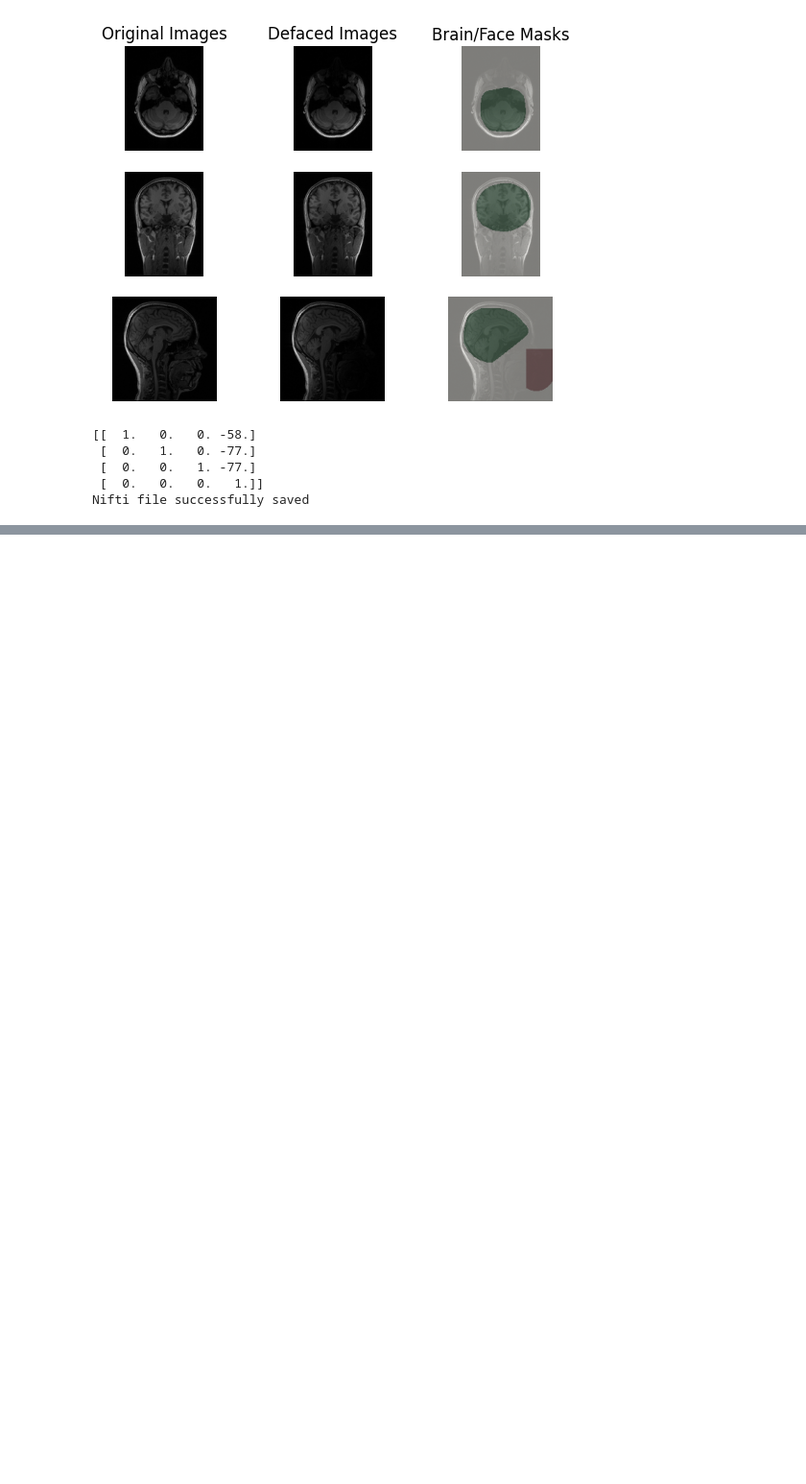
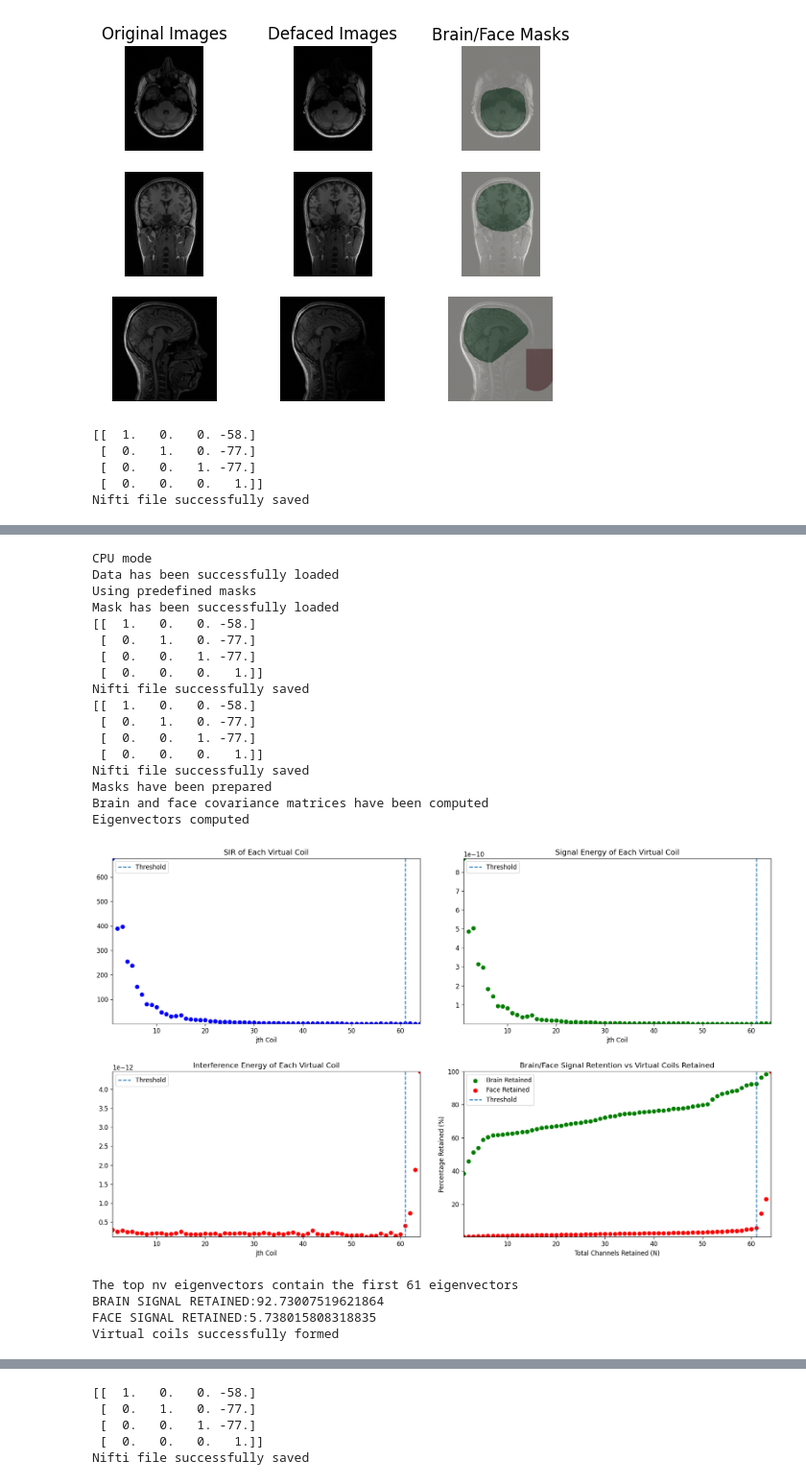
Before and after one commit to chiew-group/MRI-defacer, a Jupyter notebook: demo_64ch.ipynb, the cells around one changed output, grey strips where cells are left out. Shown at 96% size. Cells and saved outputs as stored; diff of their text form; code cells hidden in the pictures; blank space fills up the shorter version.

Commit message:
add another mask to example

```diff
--- a/demo_64ch.ipynb
+++ b/demo_64ch.ipynb
@@ -147,0 +175,28 @@ Nifti file successfully saved
+# %%
+%matplotlib inline
+
+from raw_deface import run_raw_deface
+run_raw_deface('config2.json')
+# %% [output]
+CPU mode
+Data has been successfully loaded
+Using predefined masks
+Mask has been successfully loaded
+[[  1.   0.   0. -58.]
+ [  0.   1.   0. -77.]
+ [  0.   0.   1. -77.]
+ [  0.   0.   0.   1.]]
+Nifti file successfully saved
+[[  1.   0.   0. -58.]
+ [  0.   1.   0. -77.]
+ [  0.   0.   1. -77.]
+ [  0.   0.   0.   1.]]
+Nifti file successfully saved
+Masks have been prepared
+Brain and face covariance matrices have been computed
+Eigenvectors computed
+[figure, added]
+The top nv eigenvectors contain the first 61 eigenvectors
+BRAIN SIGNAL RETAINED:92.73007519621864
+FACE SIGNAL RETAINED:5.738015808318835
+Virtual coils successfully formed
@@ -147,0 +204,5 @@ Nifti file successfully saved
+[[  1.   0.   0. -58.]
+ [  0.   1.   0. -77.]
+ [  0.   0.   1. -77.]
+ [  0.   0.   0.   1.]]
+Nifti file successfully saved
```
Also changed, not shown: parts of 2 cells of this notebook.
